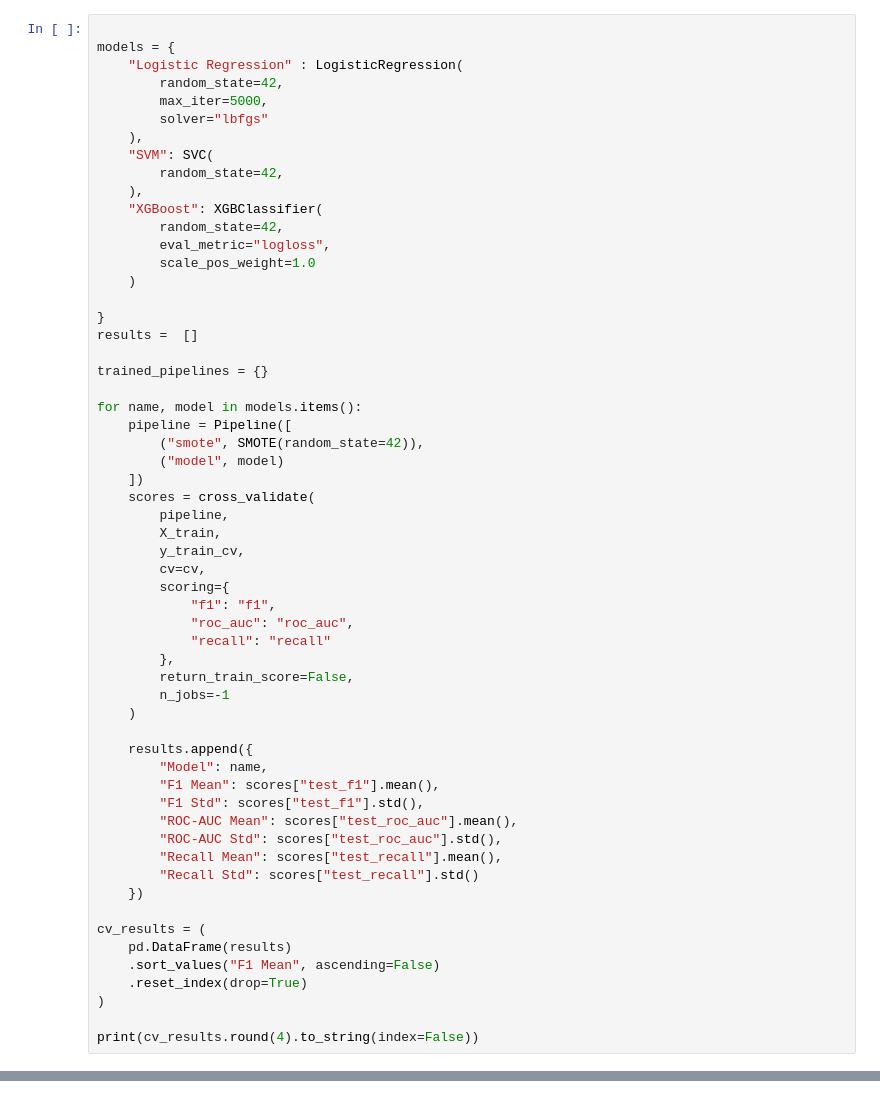
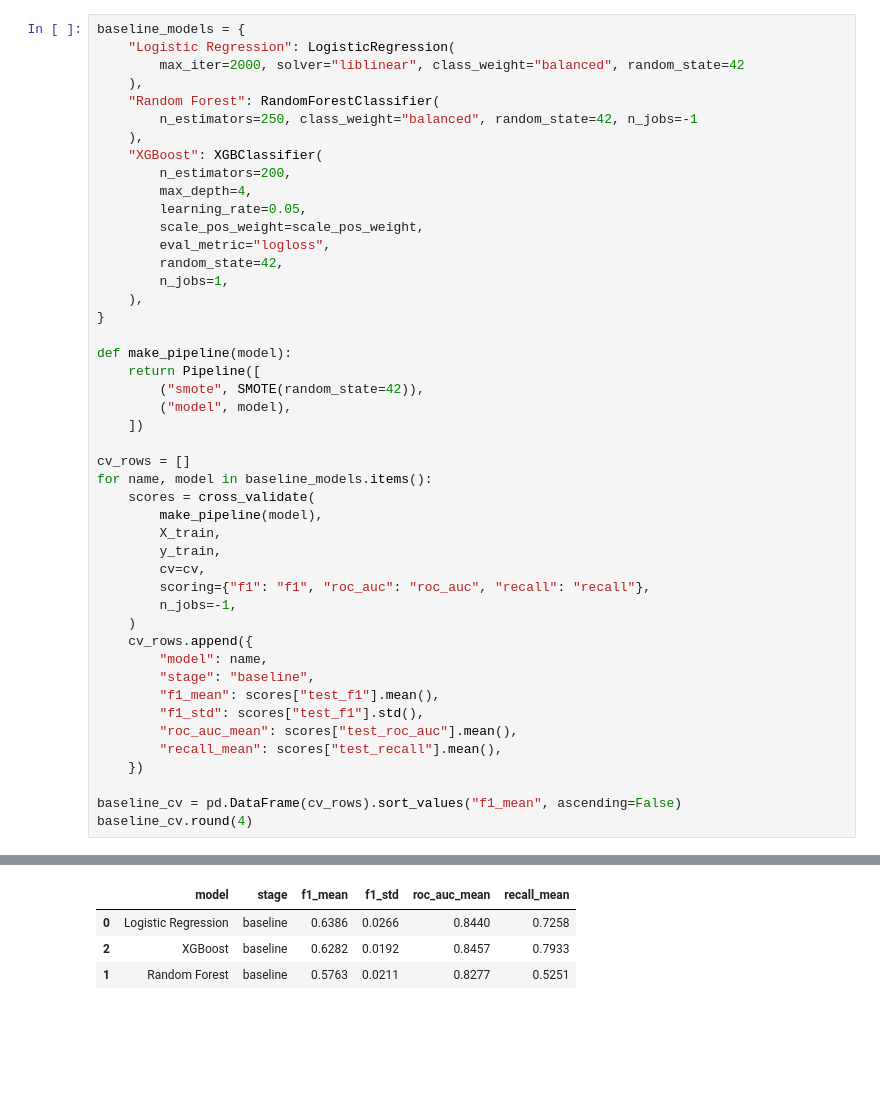
Before and after one commit to Moussa-Mohammed1/client-churn-prediction, a Jupyter notebook: notebooks/06_optimization.ipynb, the cells around one changed output, grey strips where cells are left out. Drawn from its saved outputs; the diff is of its cells as text; blank space fills up the shorter version.

Commit message:
implement optimization for top models and search for best params

```diff
--- a/notebooks/06_optimization.ipynb
+++ b/notebooks/06_optimization.ipynb
@@ -40,59 +47,47 @@ y_test = pd.read_csv("../data/processed/y_test.csv")
 # %%
-
-models = {
-    "Logistic Regression" : LogisticRegression(
-        random_state=42,
-        max_iter=5000,
-        solver="lbfgs"
+baseline_models = {
+    "Logistic Regression": LogisticRegression(
+        max_iter=2000, solver="liblinear", class_weight="balanced", random_state=42
     ),
-    "SVM": SVC(
-        random_state=42,
+    "Random Forest": RandomForestClassifier(
+        n_estimators=250, class_weight="balanced", random_state=42, n_jobs=-1
     ),
     "XGBoost": XGBClassifier(
+        n_estimators=200,
+        max_depth=4,
+        learning_rate=0.05,
+        scale_pos_weight=scale_pos_weight,
+        eval_metric="logloss",
         random_state=42,
-        eval_metric="logloss",
-        scale_pos_weight=1.0
+        n_jobs=1,
+    ),
+}
+
+def make_pipeline(model):
+    return Pipeline([
+        ("smote", SMOTE(random_state=42)),
+        ("model", model),
+    ])
+
+cv_rows = []
+for name, model in baseline_models.items():
+    scores = cross_validate(
+        make_pipeline(model),
+        X_train,
+        y_train,
+        cv=cv,
+        scoring={"f1": "f1", "roc_auc": "roc_auc", "recall": "recall"},
+        n_jobs=-1,
     )
-
-}
-results =  []
-
-trained_pipelines = {}
-
-for name, model in models.items():
-    pipeline = Pipeline([
-        ("smote", SMOTE(random_state=42)),
-        ("model", model)
-    ])
-    scores = cross_validate(
-        pipeline,
-        X_train,
-        y_train_cv,
-        cv=cv,
-        scoring={
-            "f1": "f1",
-            "roc_auc": "roc_auc",
-            "recall": "recall"
-        },
-        return_train_score=False,
-        n_jobs=-1
-    )
-
-    results.append({
-        "Model": name,
-        "F1 Mean": scores["test_f1"].mean(),
-        "F1 Std": scores["test_f1"].std(),
-        "ROC-AUC Mean": scores["test_roc_auc"].mean(),
-        "ROC-AUC Std": scores["test_roc_auc"].std(),
-        "Recall Mean": scores["test_recall"].mean(),
-        "Recall Std": scores["test_recall"].std()
+    cv_rows.append({
+        "model": name,
+        "stage": "baseline",
+        "f1_mean": scores["test_f1"].mean(),
+        "f1_std": scores["test_f1"].std(),
+        "roc_auc_mean": scores["test_roc_auc"].mean(),
+        "recall_mean": scores["test_recall"].mean(),
     })
 
-cv_results = (
-    pd.DataFrame(results)
-    .sort_values("F1 Mean", ascending=False)
-    .reset_index(drop=True)
-)
-
-print(cv_results.round(4).to_string(index=False))
+baseline_cv = pd.DataFrame(cv_rows).sort_values("f1_mean", ascending=False)
+baseline_cv.round(4)
 # %% [output]
@@ -110,0 +94,4 @@ Logistic Regression   0.6388  0.0257        0.8441       0.0122       0.7258
+|  | model | stage | f1_mean | f1_std | roc_auc_mean | recall_mean |
+| 0 | Logistic Regression | baseline | 0.6386 | 0.0266 | 0.8440 | 0.7258 |
+| 2 | XGBoost | baseline | 0.6282 | 0.0192 | 0.8457 | 0.7933 |
+| 1 | Random Forest | baseline | 0.5763 | 0.0211 | 0.8277 | 0.5251 |
```
Also changed, not shown: parts of 8 cells of this notebook.
